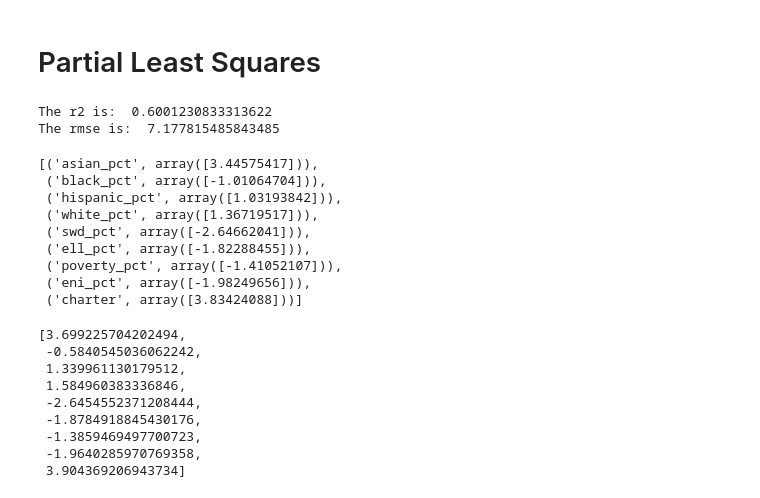
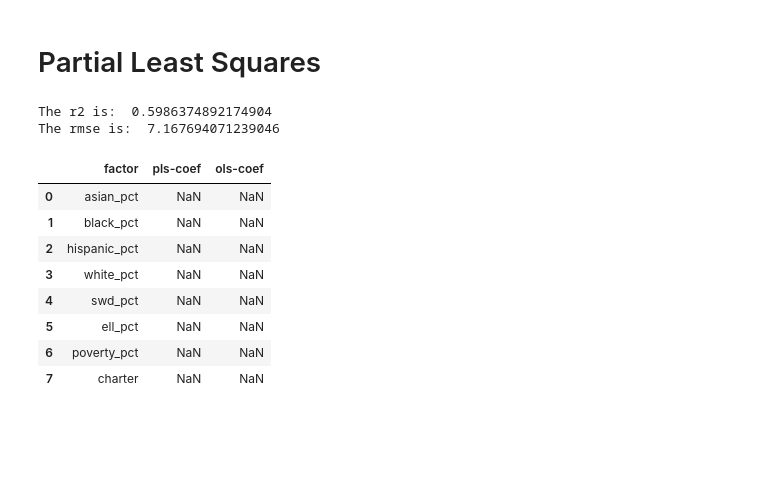
Before and after one commit to adelphi-ed-tech/nycschools, a Jupyter notebook: nb/predict-ols.ipynb, the cells around one changed output. Cells and saved outputs as stored; diff of their text form; code cells hidden in the pictures; blank space fills up the shorter version.

```diff
--- a/nb/predict-ols.ipynb
+++ b/nb/predict-ols.ipynb
@@ -98,5 +129,0 @@ plt.show()
-# %%
-model = LinearRegression()
-
-# get all students for the most recent year
-data = math_df.query(f"ay == {math_df.ay.max()} and category == 'All Students'")
@@ -169,13 +209,11 @@ The rmse is:  7.084227220169989
 Partial Least Squares
 ===================
 # %%
-from sklearn.preprocessing import scale
-from sklearn import model_selection
-from sklearn.model_selection import RepeatedKFold
-from sklearn.model_selection import train_test_split
-from sklearn.cross_decomposition import PLSRegression
-from sklearn.metrics import mean_squared_error
+factors = ['asian_pct','black_pct',
+       'hispanic_pct',  'white_pct','swd_pct', 'ell_pct',  'poverty_pct', 'charter']
 
+X = data[factors]
+y = data['mean_scale_score']
 X_train, X_test, y_train, y_test = train_test_split(X, y, shuffle=True, train_size=0.3)
 
 pls = PLSRegression(n_components=len(factors))
@@ -188,36 +226,28 @@ r2 = r2_score(y_test, predictions)
 rmse = mean_squared_error(y_test, predictions, squared=False)
 print('The r2 is: ', r2)
 print('The rmse is: ', rmse)
-list(zip(factors,pls.coef_))
 # %% [output]
-The r2 is:  0.6001230833313622
-The rmse is:  7.177815485843485
+The r2 is:  0.5986374892174904
+The rmse is:  7.167694071239046
-[('asian_pct', array([3.44575417])),
- ('black_pct', array([-1.01064704])),
- ('hispanic_pct', array([1.03193842])),
- ('white_pct', array([1.36719517])),
- ('swd_pct', array([-2.64662041])),
- ('ell_pct', array([-1.82288455])),
- ('poverty_pct', array([-1.41052107])),
- ('eni_pct', array([-1.98249656])),
- ('charter', array([3.83424088]))]
 # %%
-# results = pd.DataFrame(data=np.array([factors, list(pls.coef_), list(model.coef_)]), columns=["factor", "pls-coef", "ols-coef"])
+# fit both models with the full data and show the correlations
 model.fit(X, y)
 pls.fit(X, y)
 
+coef_table = pd.DataFrame(columns=["factor", "pls-coef", "ols-coef"])
 
+coef_table.factor = factors
 # results
-# np.array([factors, list(pls.coef_), list(model.coef_)])
-pls_co = [x[0] for x in pls.coef_]
-model_co = [x[0] for x in model.coef_]
+vcoef_table
+
+coef_table["pls-coef"] =
 # %% [output]
-[3.699225704202494,
- -0.5840545036062242,
- 1.339961130179512,
- 1.584960383336846,
- -2.6454552371208444,
- -1.8784918845430176,
- -1.3859469497700723,
- -1.9640285970769358,
- 3.904369206943734]
+|  | factor | pls-coef | ols-coef |
+| 0 | asian_pct | NaN | NaN |
+| 1 | black_pct | NaN | NaN |
+| 2 | hispanic_pct | NaN | NaN |
+| 3 | white_pct | NaN | NaN |
+| 4 | swd_pct | NaN | NaN |
+| 5 | ell_pct | NaN | NaN |
+| 6 | poverty_pct | NaN | NaN |
+| 7 | charter | NaN | NaN |
```
Also changed, not shown: parts of 10 cells of this notebook.
